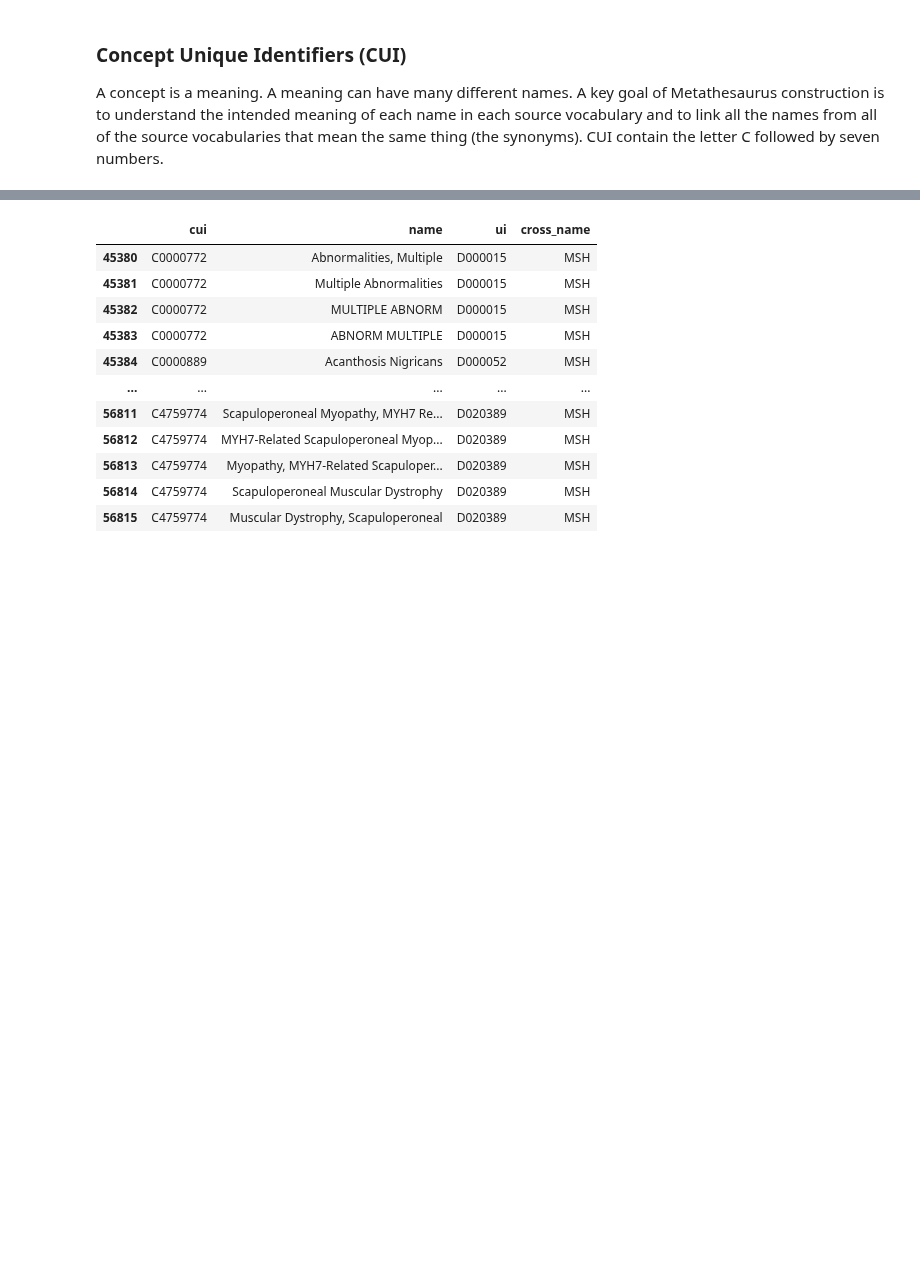
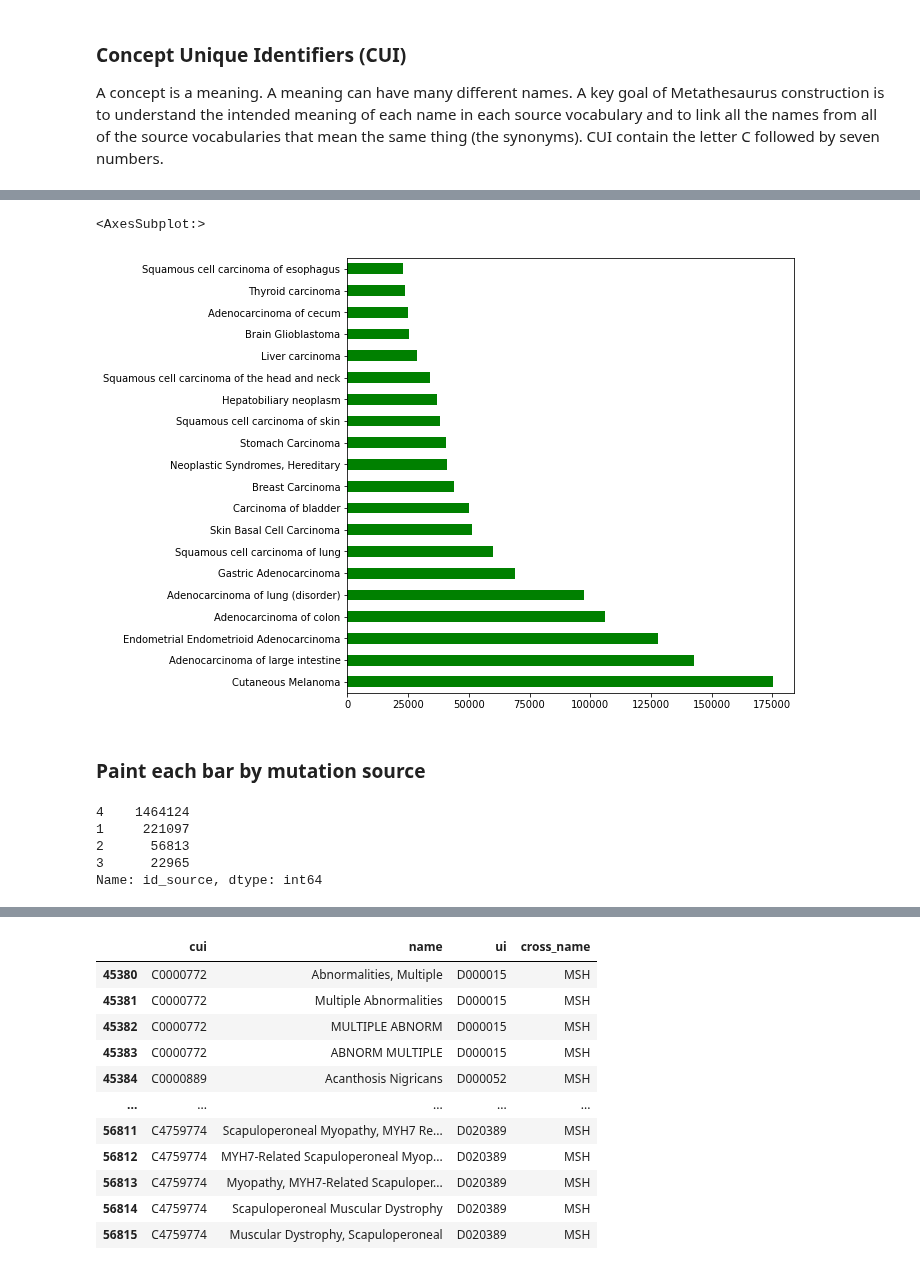
Before and after one commit to alvaro-2/mutations, a Jupyter notebook: scripts/mesh/mesh_data.ipynb, the cells around one changed output, grey strips where cells are left out. Cells and saved outputs as stored; diff of their text form; code cells hidden in the pictures; blank space fills up the shorter version.

```diff
--- a/scripts/mesh/mesh_data.ipynb
+++ b/scripts/mesh/mesh_data.ipynb
@@ -11,3 +22,6 @@ disease_has_synonyms = pd.read_csv('../db_tables/disease_has_synonyms.tsv', sep=
+# %%
+# Mutations with their diseases
+mutation_has_disease = mutation_has_disease.merge(disease)
 # %%
 # MeSH data with ui identifiers
 # Downloaded from https://nlmpubs.nlm.nih.gov/projects/mesh/MESH_FILES/
@@ -107,0 +145,8 @@ A concept is a meaning. A meaning can have many different names. A key goal of M
+# %%
+plt.subplots(figsize= (8,8))
+mutation_has_disease.disease_name.value_counts()[:20].plot(kind= 'barh', color= 'green')
+# %% [output]
+<AxesSubplot:>
+[figure, added]
+# %% [markdown]
+### Paint each bar by mutation source
@@ -107,0 +157,8 @@ A concept is a meaning. A meaning can have many different names. A key goal of M
+# %%
+mutation_has_source.id_source.value_counts()
+# %% [output]
+4    1464124
+1     221097
+2      56813
+3      22965
+Name: id_source, dtype: int64
```
Also changed, not shown: parts of 22 cells of this notebook.
